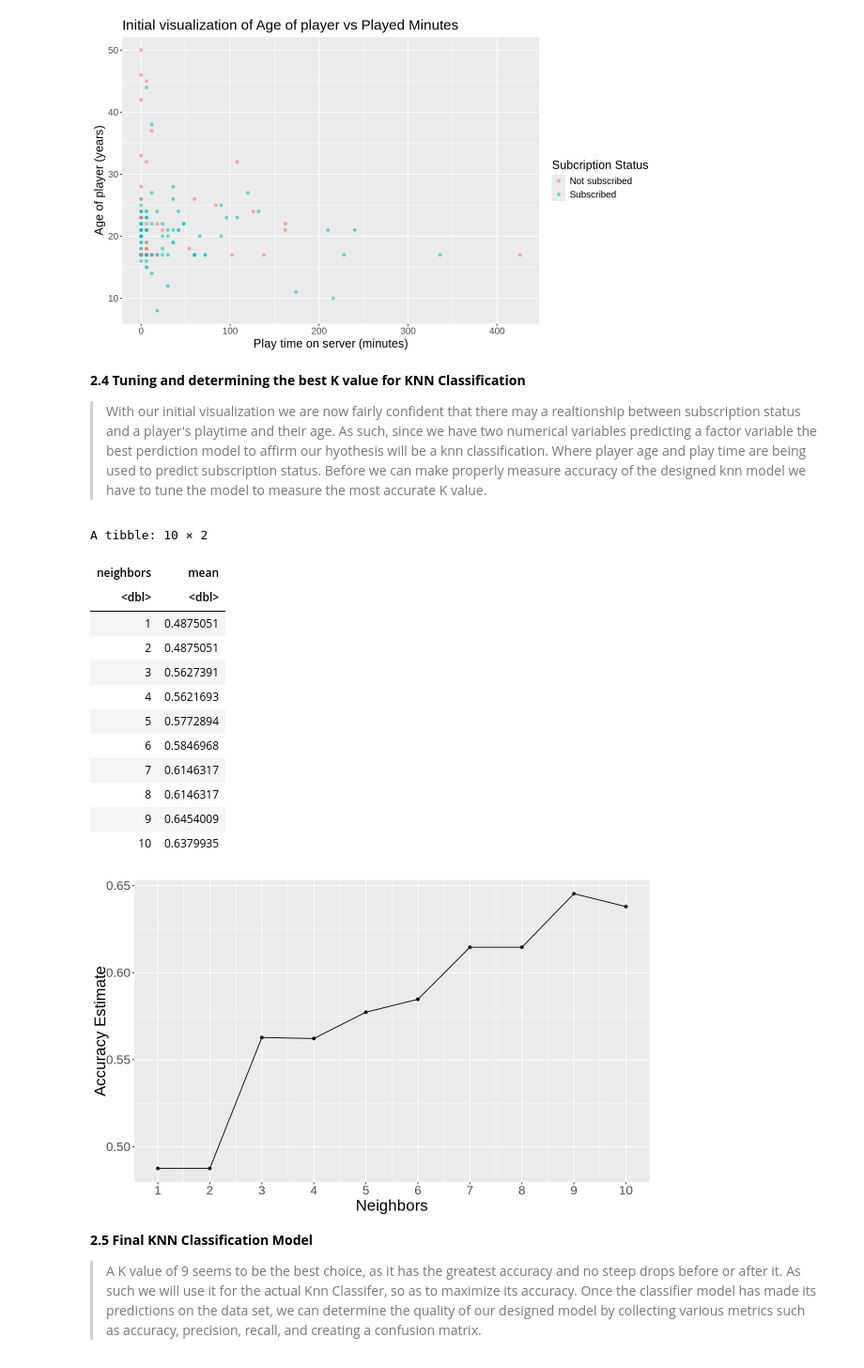
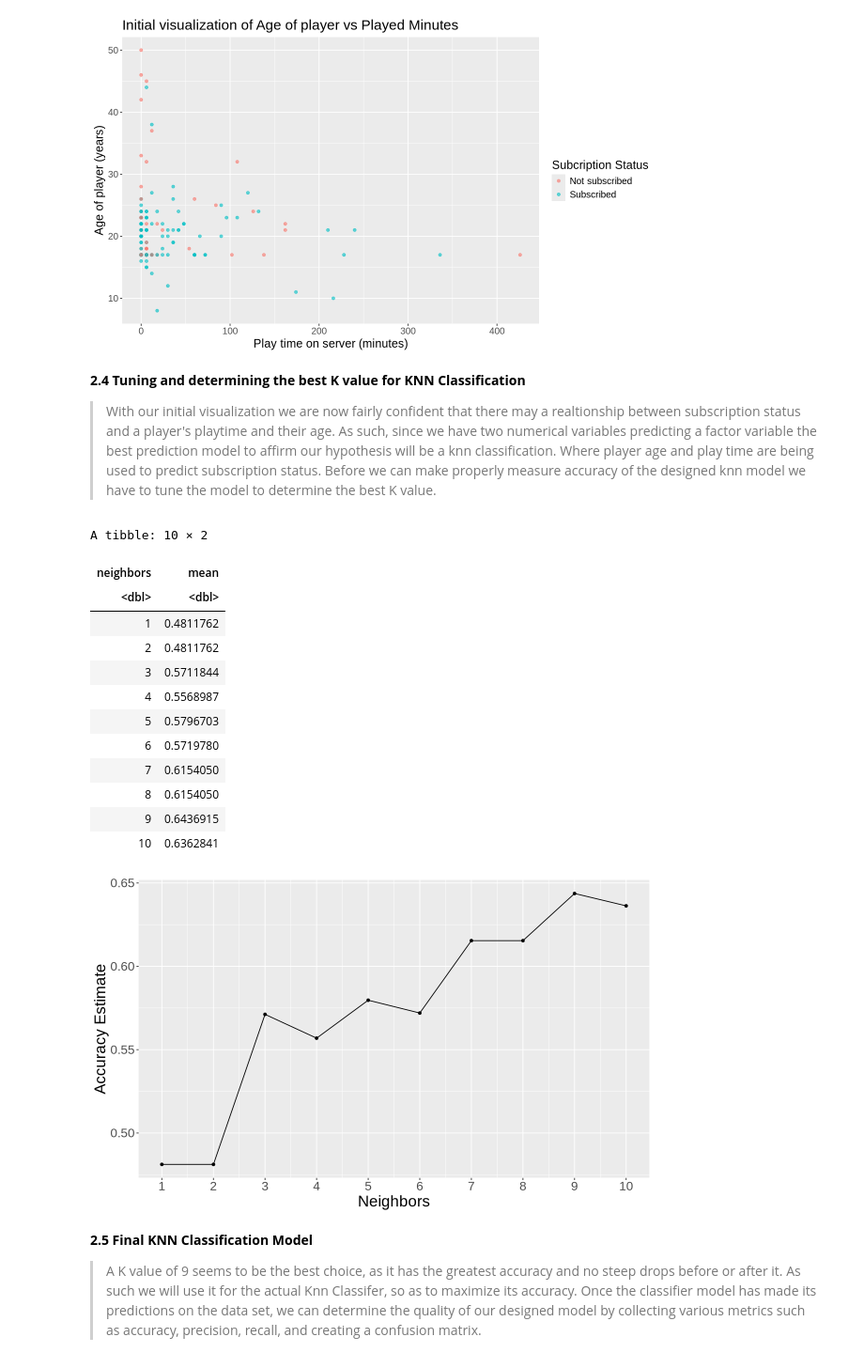
Before and after one commit to kaede53/dsci-100-final-report, a Jupyter notebook: OfficialReport.ipynb, the cells around one changed output. Shown at 94% size. Cells and saved outputs as stored; diff of their text form; code cells hidden in the pictures.

```diff
--- a/OfficialReport.ipynb
+++ b/OfficialReport.ipynb
@@ -150,7 +171,7 @@ intitial_players_plot
 # %% [markdown]
 **2.4 Tuning and determining the best K value for KNN Classification**
 
->With our initial visualization we are now fairly confident that there may a realtionship between subscription status and a player's playtime and their age. As such, since we have two numerical variables predicting a factor variable the best perdiction model to affirm our hyothesis will be a knn classification. Where player age and play time are being used to predict subscription status. Before we can make properly measure accuracy of the designed knn model we have to tune the model to measure the most accurate K value.
+>With our initial visualization we are now fairly confident that there may a realtionship between subscription status and a player's playtime and their age. As such, since we have two numerical variables predicting a factor variable the best prediction model to affirm our hypothesis will be a knn classification. Where player age and play time are being used to predict subscription status. Before we can make properly measure accuracy of the designed knn model we have to tune the model to determine the best K value.
 # %%
 # Splitting Dataset
 players_split <- initial_split(players_scale_time, prop = 0.75, strata = subscribe)
@@ -158,7 +179,7 @@ players_train <- training(players_split)
 players_test <- testing(players_split)
 # %%
 # Determining best KNN value
-# Create tune model (k = 1-10)
+# Create tune model
 players_recipe <- recipe(subscribe ~ Age + played_mins, data = players_train) |>
                   step_scale(all_predictors()) |>
                   step_center(all_predictors())
@@ -170,43 +191,47 @@ knn_spec <- nearest_neighbor(weight_func = "rectangular", neighbors = tune()) |>
 # Perform 5 fold cross validation
 players_vfold <- vfold_cv(players_train, v = 5, strata = subscribe)
 
+#Sequence of K values being tested
+kvals <- seq(from = 1, to = 10, by = 1)
+
 # Creating workflow
 knn_results <- workflow() |>
                  add_recipe(players_recipe) |>
                  add_model(knn_spec) |>
-                 tune_grid(resamples = players_vfold, grid = tibble(neighbors = seq(from = 1, to = 10, by = 1))) |>
+                 tune_grid(resamples = players_vfold, grid = tibble(neighbors = kvals)) |>
                  collect_metrics()
 
-accuracies <- knn_results |>
+k_accuracies <- knn_results |>
               filter(.metric == "accuracy") |>
               select(neighbors, mean)
-accuracies
+
+k_accuracies
 # %% [output]
 A tibble: 10 × 2
 | neighbors | mean |
 | <dbl> | <dbl> |
-| 1 | 0.4875051 |
-| 2 | 0.4875051 |
-| 3 | 0.5627391 |
-| 4 | 0.5621693 |
-| 5 | 0.5772894 |
-| 6 | 0.5846968 |
-| 7 | 0.6146317 |
-| 8 | 0.6146317 |
-| 9 | 0.6454009 |
-| 10 | 0.6379935 |
+| 1 | 0.4811762 |
+| 2 | 0.4811762 |
+| 3 | 0.5711844 |
+| 4 | 0.5568987 |
+| 5 | 0.5796703 |
+| 6 | 0.5719780 |
+| 7 | 0.6154050 |
+| 8 | 0.6154050 |
+| 9 | 0.6436915 |
+| 10 | 0.6362841 |
 # %%
 # Cross validation plot
-cross_val_plot <- accuracies |>
+cross_val_plot <- k_accuracies |>
                   ggplot(aes(x = neighbors, y = mean)) +
                   geom_point() +
                   geom_line() +
                   labs(x = 'Neighbors', y = 'Accuracy Estimate') +
                   scale_x_continuous(breaks = c(1, 2, 3, 4, 5, 6, 7, 8, 9, 10))  +
                   theme(text = element_text(size = 20))
 cross_val_plot
 # %% [output]
-[figure, old version]
+[figure, new version]
 # %% [markdown]
 **2.5 Final KNN Classification Model**
 
```
Also changed, not shown: parts of 5 cells of this notebook.
